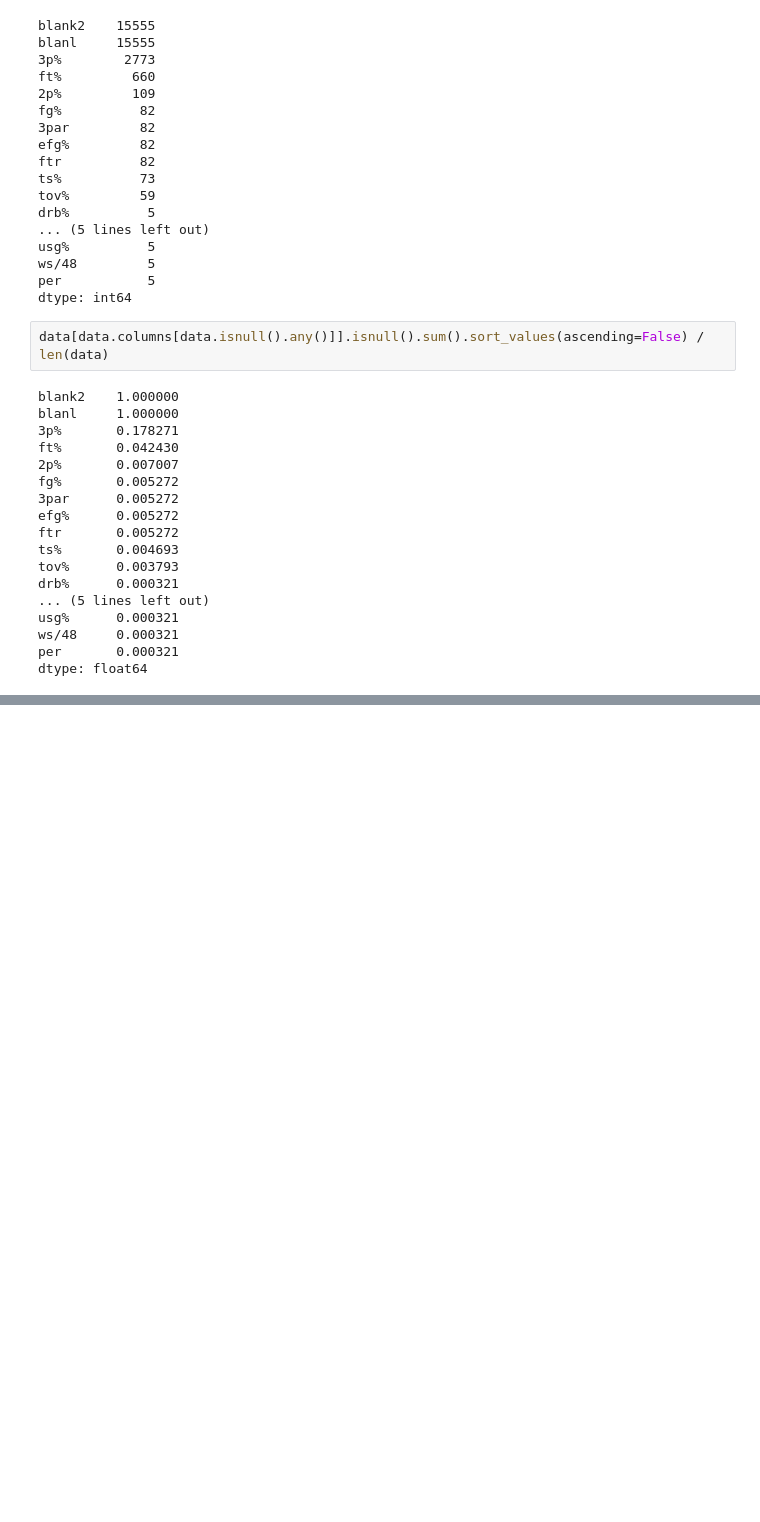
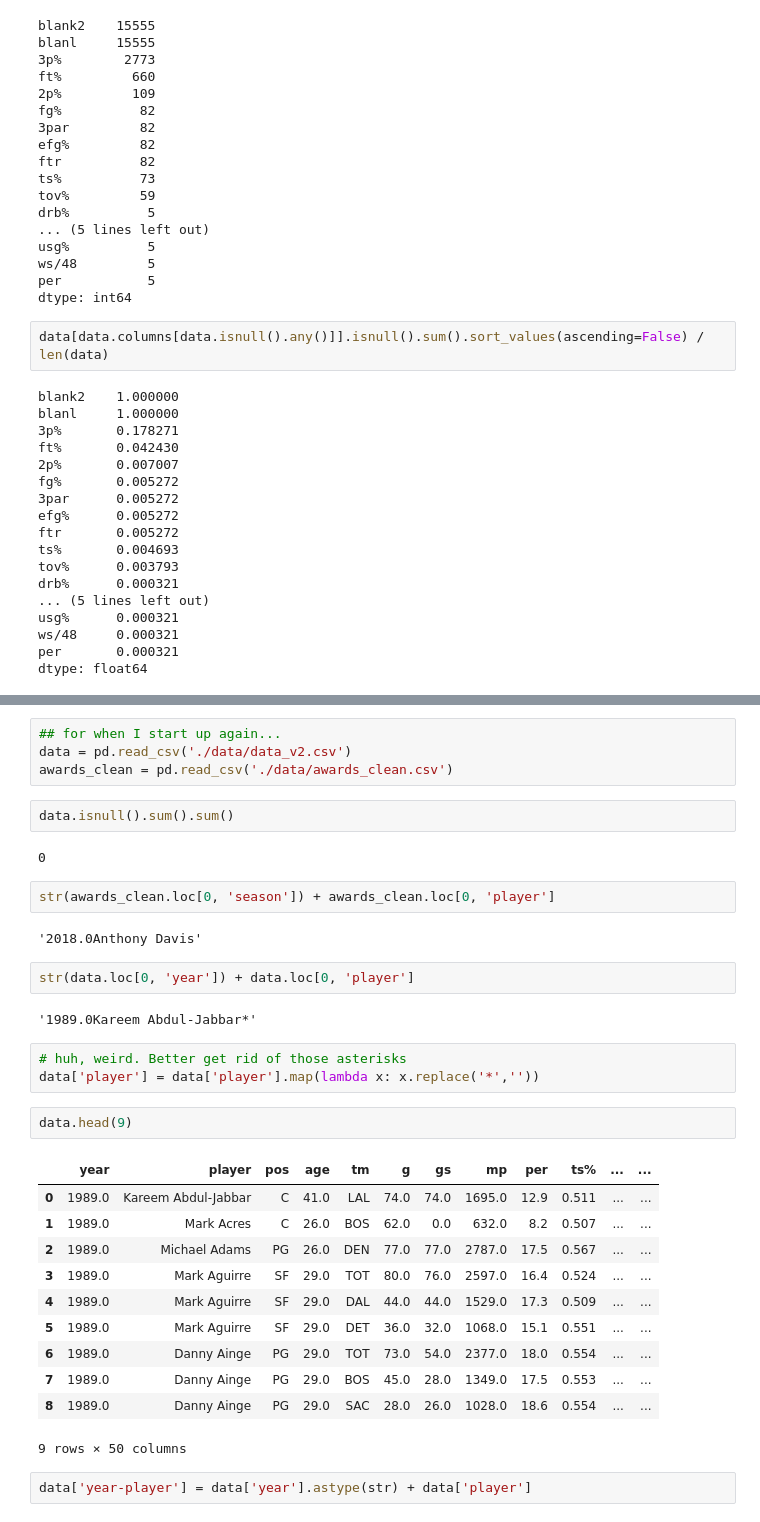
Before and after one commit to jquella/DSI_capstone, a Jupyter notebook: eda_v1.ipynb, the cells around one changed output, grey strips where cells are left out. Drawn from its saved outputs; the diff is of its cells as text; blank space fills up the shorter version.

Commit message:
updated EDA work with dataset cleaning and merging, with progress saves

```diff
--- a/eda_v1.ipynb
+++ b/eda_v1.ipynb
@@ -243,0 +349,35 @@ data[data['year'] == 2017].hist(column='g');
+# %%
+## for when I start up again...
+data = pd.read_csv('./data/data_v2.csv')
+awards_clean = pd.read_csv('./data/awards_clean.csv')
+# %%
+data.isnull().sum().sum()
+# %% [output]
+0
+# %%
+str(awards_clean.loc[0, 'season']) + awards_clean.loc[0, 'player']
+# %% [output]
+'2018.0Anthony Davis'
+# %%
+str(data.loc[0, 'year']) + data.loc[0, 'player']
+# %% [output]
+'1989.0Kareem Abdul-Jabbar*'
+# %%
+# huh, weird. Better get rid of those asterisks
+data['player'] = data['player'].map(lambda x: x.replace('*',''))
+# %%
+data.head(9)
+# %% [output]
+|  | year | player | pos | age | tm | g | gs | mp | per | ts% | ... | ... |
+| 0 | 1989.0 | Kareem Abdul-Jabbar | C | 41.0 | LAL | 74.0 | 74.0 | 1695.0 | 12.9 | 0.511 | ... | ... |
+| 1 | 1989.0 | Mark Acres | C | 26.0 | BOS | 62.0 | 0.0 | 632.0 | 8.2 | 0.507 | ... | ... |
+| 2 | 1989.0 | Michael Adams | PG | 26.0 | DEN | 77.0 | 77.0 | 2787.0 | 17.5 | 0.567 | ... | ... |
+| 3 | 1989.0 | Mark Aguirre | SF | 29.0 | TOT | 80.0 | 76.0 | 2597.0 | 16.4 | 0.524 | ... | ... |
+| 4 | 1989.0 | Mark Aguirre | SF | 29.0 | DAL | 44.0 | 44.0 | 1529.0 | 17.3 | 0.509 | ... | ... |
+| 5 | 1989.0 | Mark Aguirre | SF | 29.0 | DET | 36.0 | 32.0 | 1068.0 | 15.1 | 0.551 | ... | ... |
+| 6 | 1989.0 | Danny Ainge | PG | 29.0 | TOT | 73.0 | 54.0 | 2377.0 | 18.0 | 0.554 | ... | ... |
+| 7 | 1989.0 | Danny Ainge | PG | 29.0 | BOS | 45.0 | 28.0 | 1349.0 | 17.5 | 0.553 | ... | ... |
+| 8 | 1989.0 | Danny Ainge | PG | 29.0 | SAC | 28.0 | 26.0 | 1028.0 | 18.6 | 0.554 | ... | ... |
+9 rows × 50 columns
+# %%
+data['year-player'] = data['year'].astype(str) + data['player']
```
Also changed, not shown: parts of 75 cells of this notebook, 4 other files.
